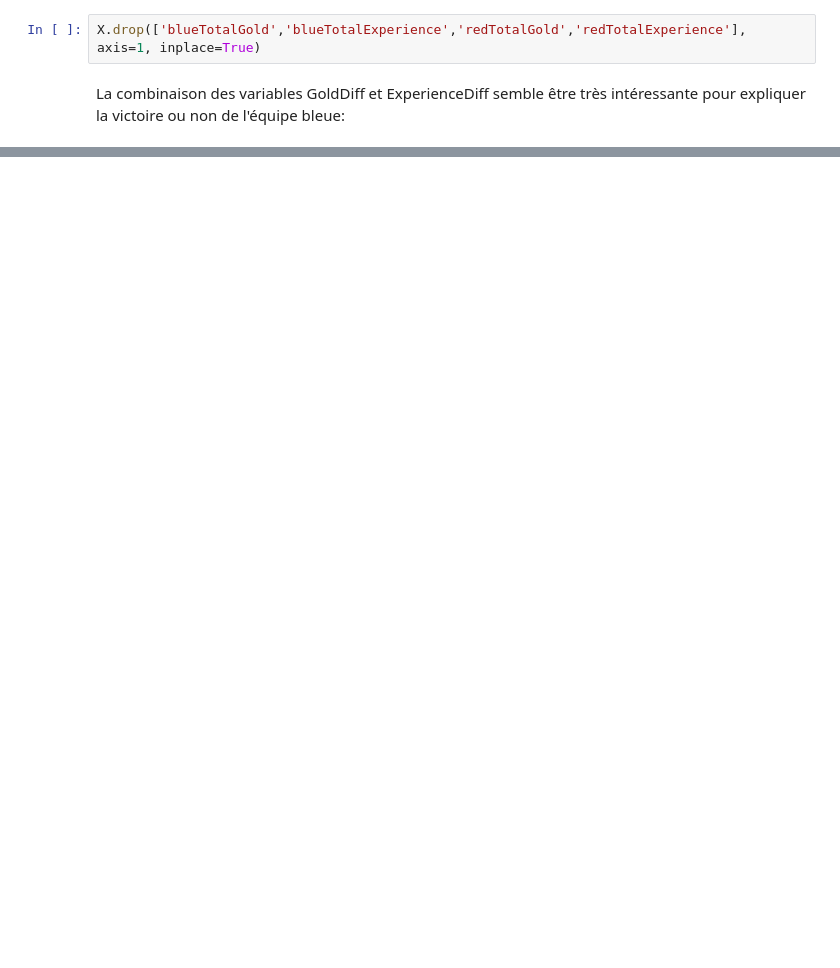
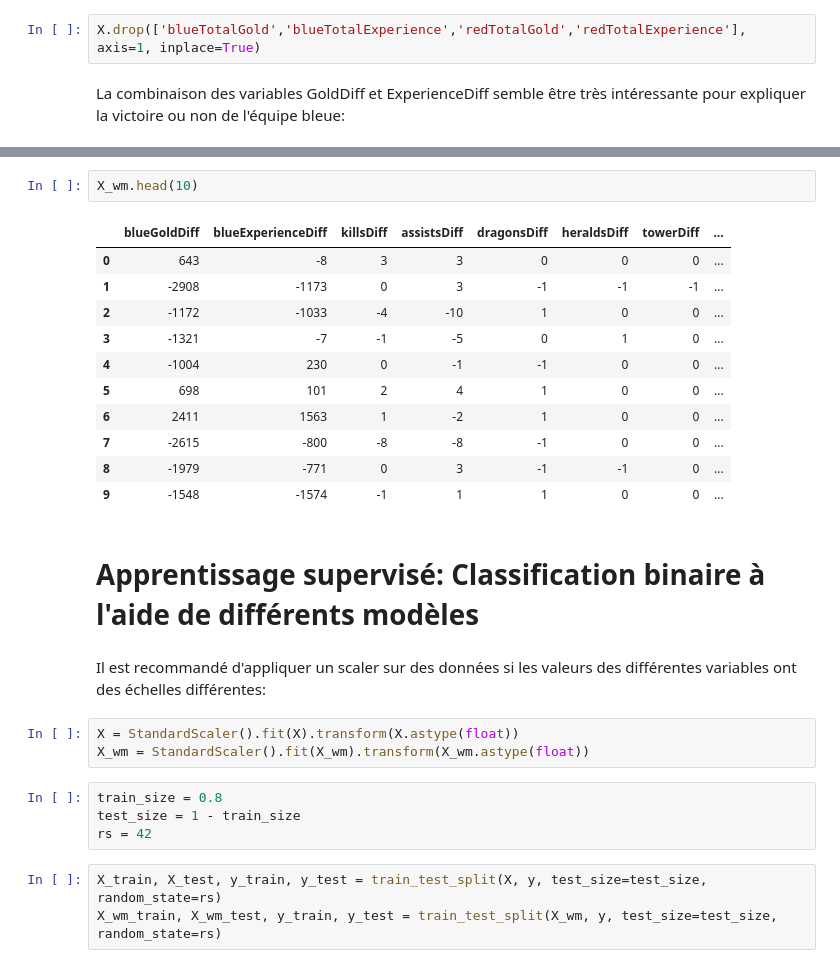
Before and after one commit to lucagortana/game-learning, a Jupyter notebook: LoL_classification.ipynb, the cells around one changed output, grey strips where cells are left out. Drawn from its saved outputs; the diff is of its cells as text; blank space fills up the shorter version.

```diff
--- a/LoL_classification.ipynb
+++ b/LoL_classification.ipynb
@@ -288,0 +326,28 @@ X.head()
+# %%
+X_wm.head(10)
+# %% [output]
+|  | blueGoldDiff | blueExperienceDiff | killsDiff | assistsDiff | dragonsDiff | heraldsDiff | towerDiff | ... |
+| 0 | 643 | -8 | 3 | 3 | 0 | 0 | 0 | ... |
+| 1 | -2908 | -1173 | 0 | 3 | -1 | -1 | -1 | ... |
+| 2 | -1172 | -1033 | -4 | -10 | 1 | 0 | 0 | ... |
+| 3 | -1321 | -7 | -1 | -5 | 0 | 1 | 0 | ... |
+| 4 | -1004 | 230 | 0 | -1 | -1 | 0 | 0 | ... |
+| 5 | 698 | 101 | 2 | 4 | 1 | 0 | 0 | ... |
+| 6 | 2411 | 1563 | 1 | -2 | 1 | 0 | 0 | ... |
+| 7 | -2615 | -800 | -8 | -8 | -1 | 0 | 0 | ... |
+| 8 | -1979 | -771 | 0 | 3 | -1 | -1 | 0 | ... |
+| 9 | -1548 | -1574 | -1 | 1 | 1 | 0 | 0 | ... |
+# %% [markdown]
+# Apprentissage supervisé: Classification binaire à l'aide de différents modèles
+# %% [markdown]
+Il est recommandé d'appliquer un scaler sur des données si les valeurs des différentes variables ont des échelles différentes:
+# %%
+X = StandardScaler().fit(X).transform(X.astype(float))
+X_wm = StandardScaler().fit(X_wm).transform(X_wm.astype(float))
+# %%
+train_size = 0.8
+test_size = 1 - train_size
+rs = 42
+# %%
+X_train, X_test, y_train, y_test = train_test_split(X, y, test_size=test_size, random_state=rs)
+X_wm_train, X_wm_test, y_train, y_test = train_test_split(X_wm, y, test_size=test_size, random_state=rs)
```
Also changed, not shown: parts of 62 cells of this notebook, 2 other files.
